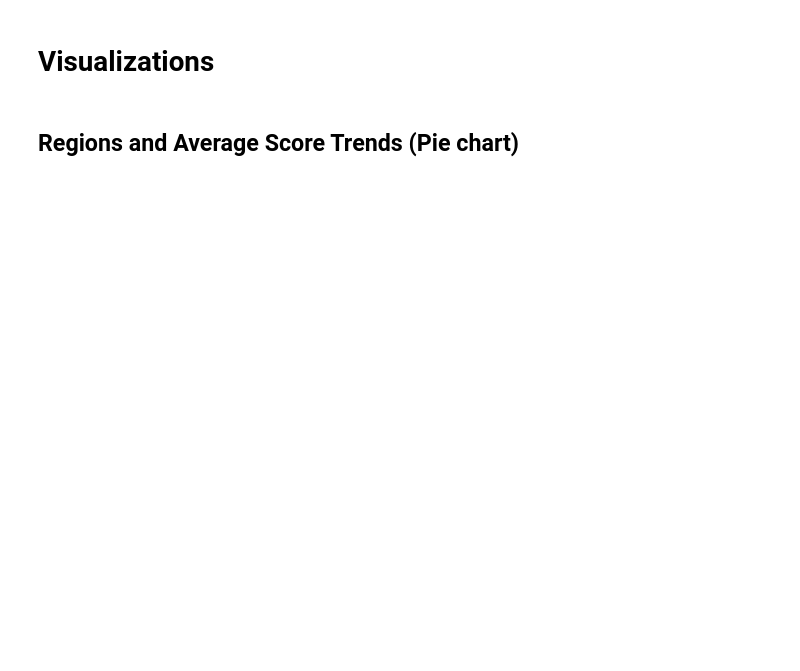
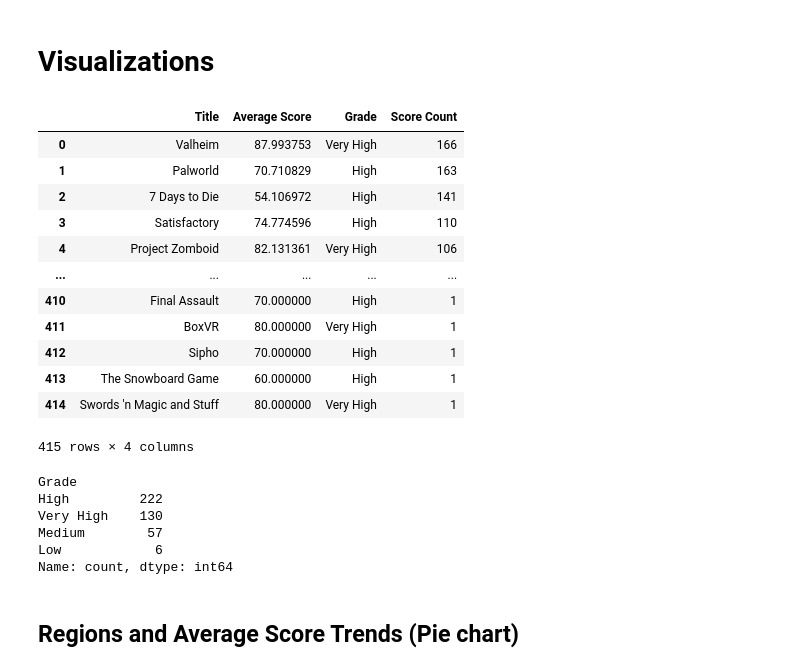
Before and after one commit to nlabern/Project_1_Steam_PC_, a Jupyter notebook: Data-analysis.ipynb, the cells around one changed output. Drawn from its saved outputs; the diff is of its cells as text; code cells hidden in the pictures; blank space fills up the shorter version.

```diff
--- a/Data-analysis.ipynb
+++ b/Data-analysis.ipynb
@@ -50,4 +152,36 @@ game_avg_df.describe()
+# %%
+# Bin/Categorize average score into letter grades
+# Define the bins and labels for the categories
+bins = [0,25,50,75,100]
+labels = ['Low', 'Medium', 'High', 'Very High']
+
+# Create a new column with categorical values based on binning the 'NumericValues' column
+game_avg_df['Grade'] = pd.cut(game_avg_df['Average Score'], bins=bins, labels=labels, include_lowest=True)
+game_avg_df= game_avg_df[["Title", "Average Score", "Grade", "Score Count"]]
+game_avg_df
+# %% [output]
+|  | Title | Average Score | Grade | Score Count |
+| 0 | Valheim | 87.993753 | Very High | 166 |
+| 1 | Palworld | 70.710829 | High | 163 |
+| 2 | 7 Days to Die | 54.106972 | High | 141 |
+| 3 | Satisfactory | 74.774596 | High | 110 |
+| 4 | Project Zomboid | 82.131361 | Very High | 106 |
+| ... | ... | ... | ... | ... |
+| 410 | Final Assault | 70.000000 | High | 1 |
+| 411 | BoxVR | 80.000000 | Very High | 1 |
+| 412 | Sipho | 70.000000 | High | 1 |
+| 413 | The Snowboard Game | 60.000000 | High | 1 |
+| 414 | Swords 'n Magic and Stuff | 80.000000 | Very High | 1 |
+415 rows × 4 columns
 # %%
 # summary of how many games in each letter grade using value counts
+game_avg_df["Grade"].value_counts()
+# %% [output]
+Grade
+High         222
+Very High    130
+Medium        57
+Low            6
+Name: count, dtype: int64
 # %% [markdown]
 ## Regions and Average Score Trends (Pie chart)
```
Also changed, not shown: parts of 12 cells of this notebook.
